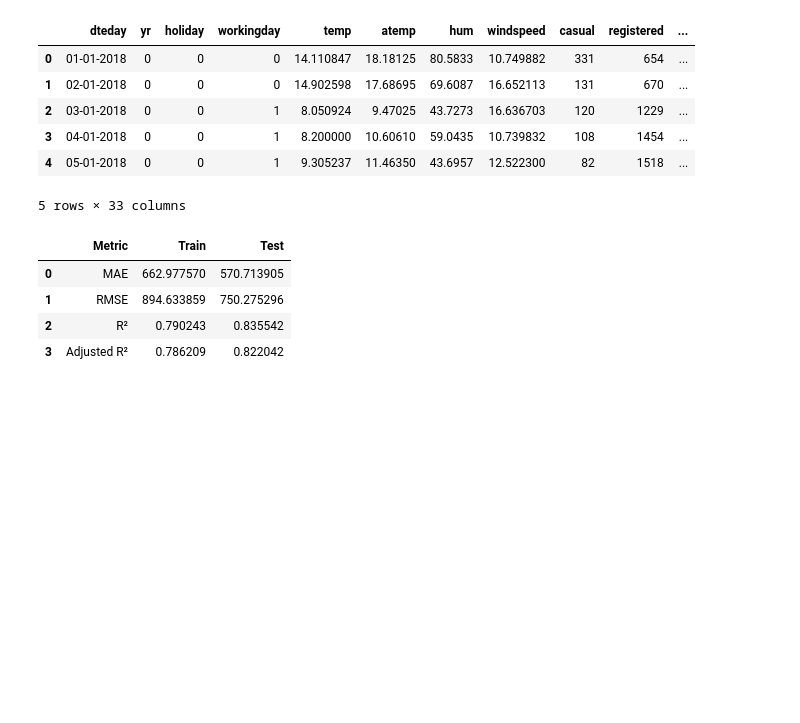
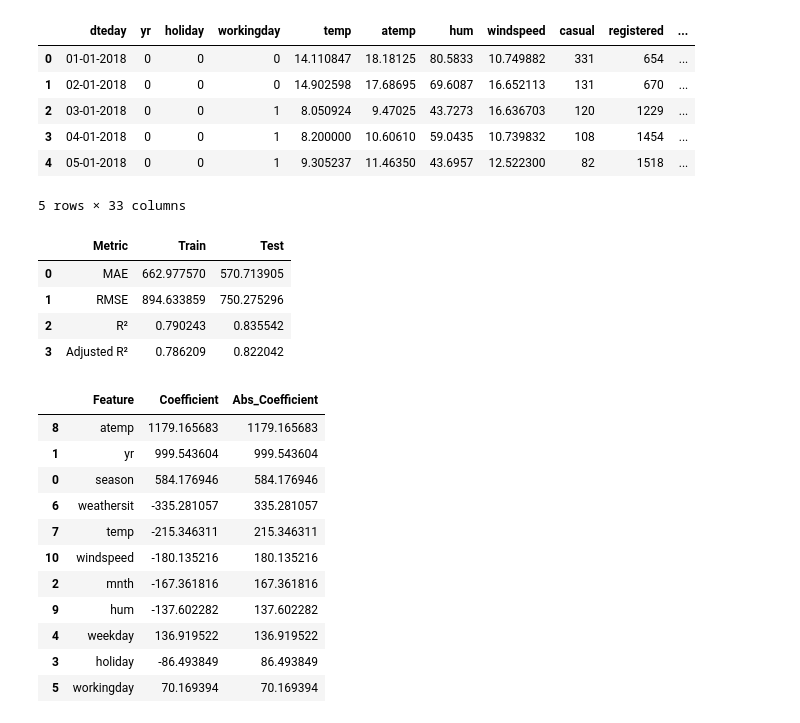
Before and after one commit to purnima928/LogicMojo-AI-ML-June26-Purnima928, a Jupyter notebook: notebooks/bike_rental.ipynb, the cells around one changed output. Saved outputs shown, nothing was run; the diff lists cells and outputs as text; code cells hidden in the pictures; blank space fills up the shorter version.

```diff
--- a/notebooks/bike_rental.ipynb
+++ b/notebooks/bike_rental.ipynb
@@ -423,3 +423,25 @@ results
 | 1 | RMSE | 894.633859 | 750.275296 |
 | 2 | R² | 0.790243 | 0.835542 |
 | 3 | Adjusted R² | 0.786209 | 0.822042 |
+# %%
+coef_df = pd.DataFrame({
+    "Feature": X_train.columns,
+    "Coefficient": model.coef_
+})
+
+coef_df["Abs_Coefficient"] = coef_df["Coefficient"].abs()
+
+coef_df.sort_values("Abs_Coefficient", ascending=False)
+# %% [output]
+|  | Feature | Coefficient | Abs_Coefficient |
+| 8 | atemp | 1179.165683 | 1179.165683 |
+| 1 | yr | 999.543604 | 999.543604 |
+| 0 | season | 584.176946 | 584.176946 |
+| 6 | weathersit | -335.281057 | 335.281057 |
+| 7 | temp | -215.346311 | 215.346311 |
+| 10 | windspeed | -180.135216 | 180.135216 |
+| 2 | mnth | -167.361816 | 167.361816 |
+| 9 | hum | -137.602282 | 137.602282 |
+| 4 | weekday | 136.919522 | 136.919522 |
+| 3 | holiday | -86.493849 | 86.493849 |
+| 5 | workingday | 70.169394 | 70.169394 |
```
Also changed, not shown: parts of 1 cell of this notebook.
